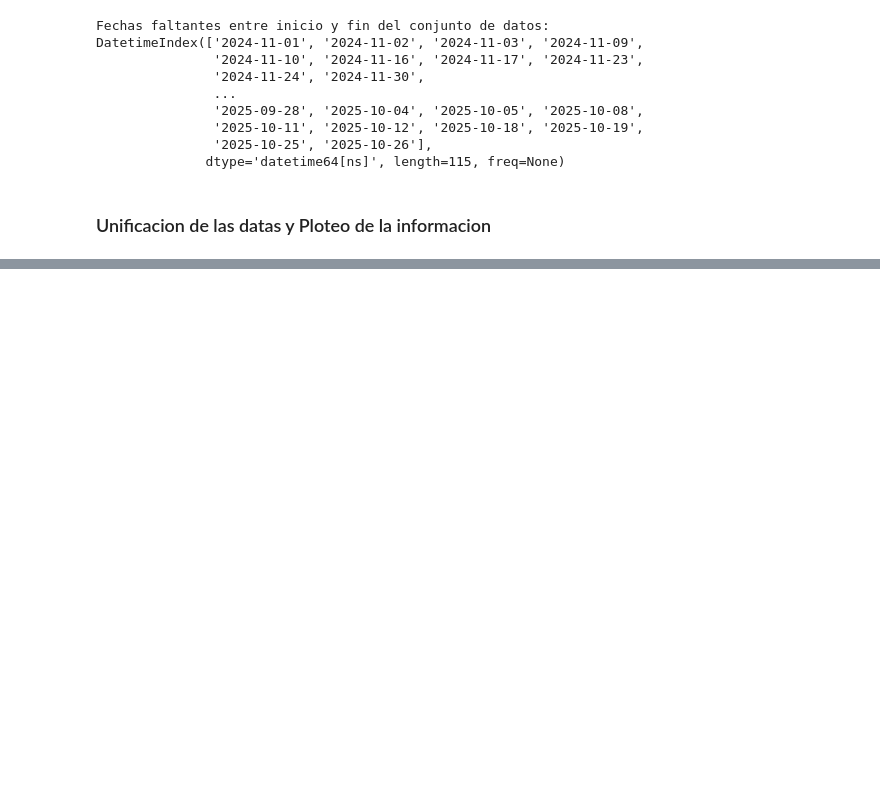
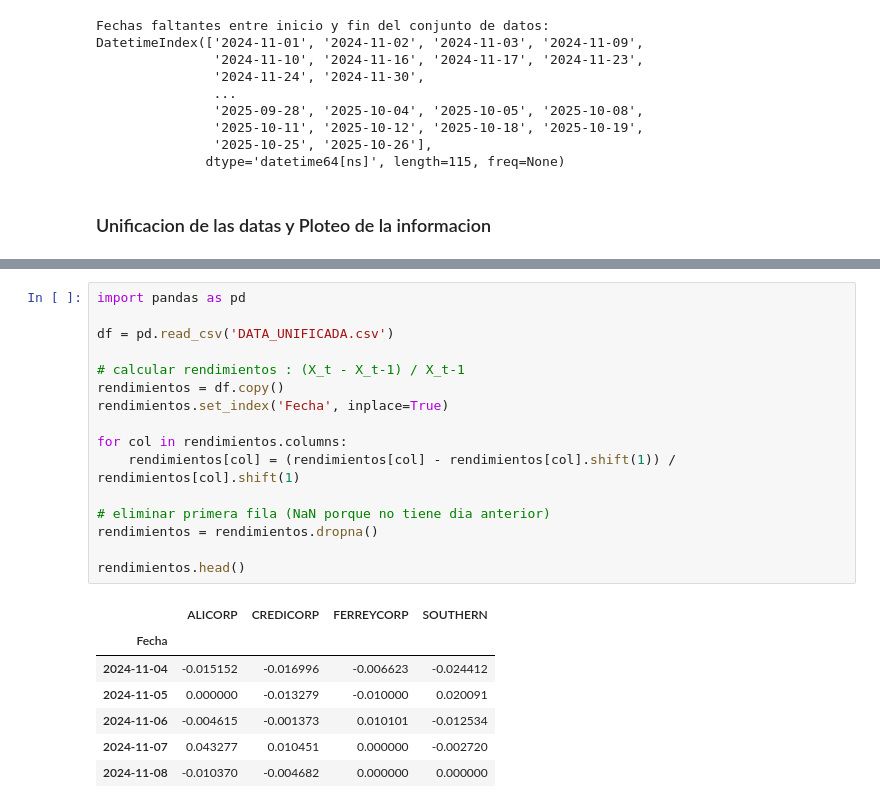
Before and after one commit to CeSaRLoPeZArTeAgA/PROBLEMAS-EN-LA-INDUSTRIA, a Jupyter notebook: DATA_BVL/EDA.ipynb, the cells around one changed output, grey strips where cells are left out. Drawn from its saved outputs; the diff is of its cells as text; blank space fills up the shorter version.

```diff
--- a/DATA_BVL/EDA.ipynb
+++ b/DATA_BVL/EDA.ipynb
@@ -311,0 +336,24 @@ plt.show()
+# %%
+import pandas as pd
+
+df = pd.read_csv('DATA_UNIFICADA.csv')
+
+# calcular rendimientos : (X_t - X_t-1) / X_t-1
+rendimientos = df.copy()
+rendimientos.set_index('Fecha', inplace=True)
+
+for col in rendimientos.columns:
+    rendimientos[col] = (rendimientos[col] - rendimientos[col].shift(1)) / rendimientos[col].shift(1)
+
+# eliminar primera fila (NaN porque no tiene dia anterior)
+rendimientos = rendimientos.dropna()
+
+rendimientos.head()
+# %% [output]
+|  | ALICORP | CREDICORP | FERREYCORP | SOUTHERN |
+| Fecha |  |  |  |  |
+| 2024-11-04 | -0.015152 | -0.016996 | -0.006623 | -0.024412 |
+| 2024-11-05 | 0.000000 | -0.013279 | -0.010000 | 0.020091 |
+| 2024-11-06 | -0.004615 | -0.001373 | 0.010101 | -0.012534 |
+| 2024-11-07 | 0.043277 | 0.010451 | 0.000000 | -0.002720 |
+| 2024-11-08 | -0.010370 | -0.004682 | 0.000000 | 0.000000 |
```
Also changed, not shown: parts of 4 cells of this notebook.
